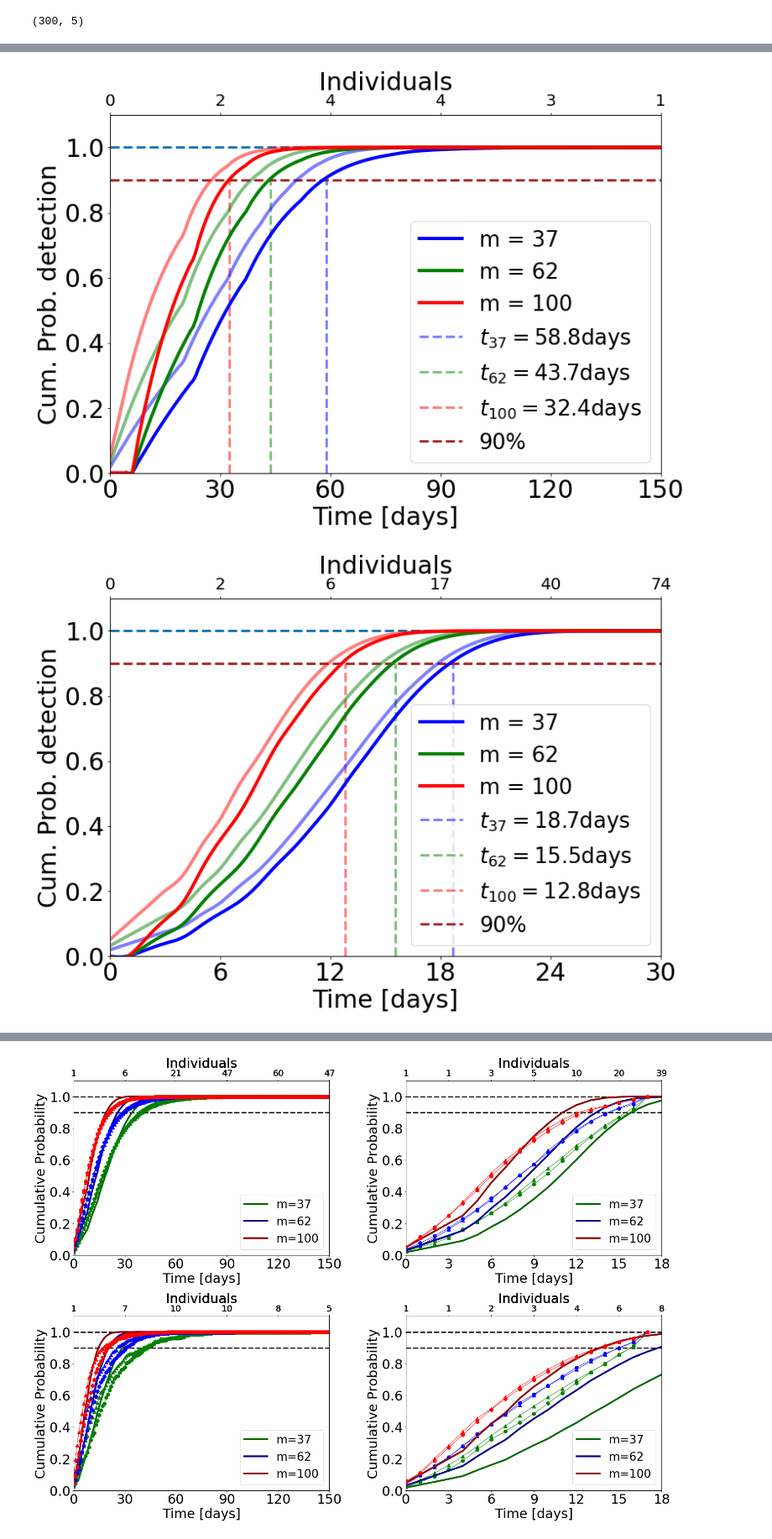
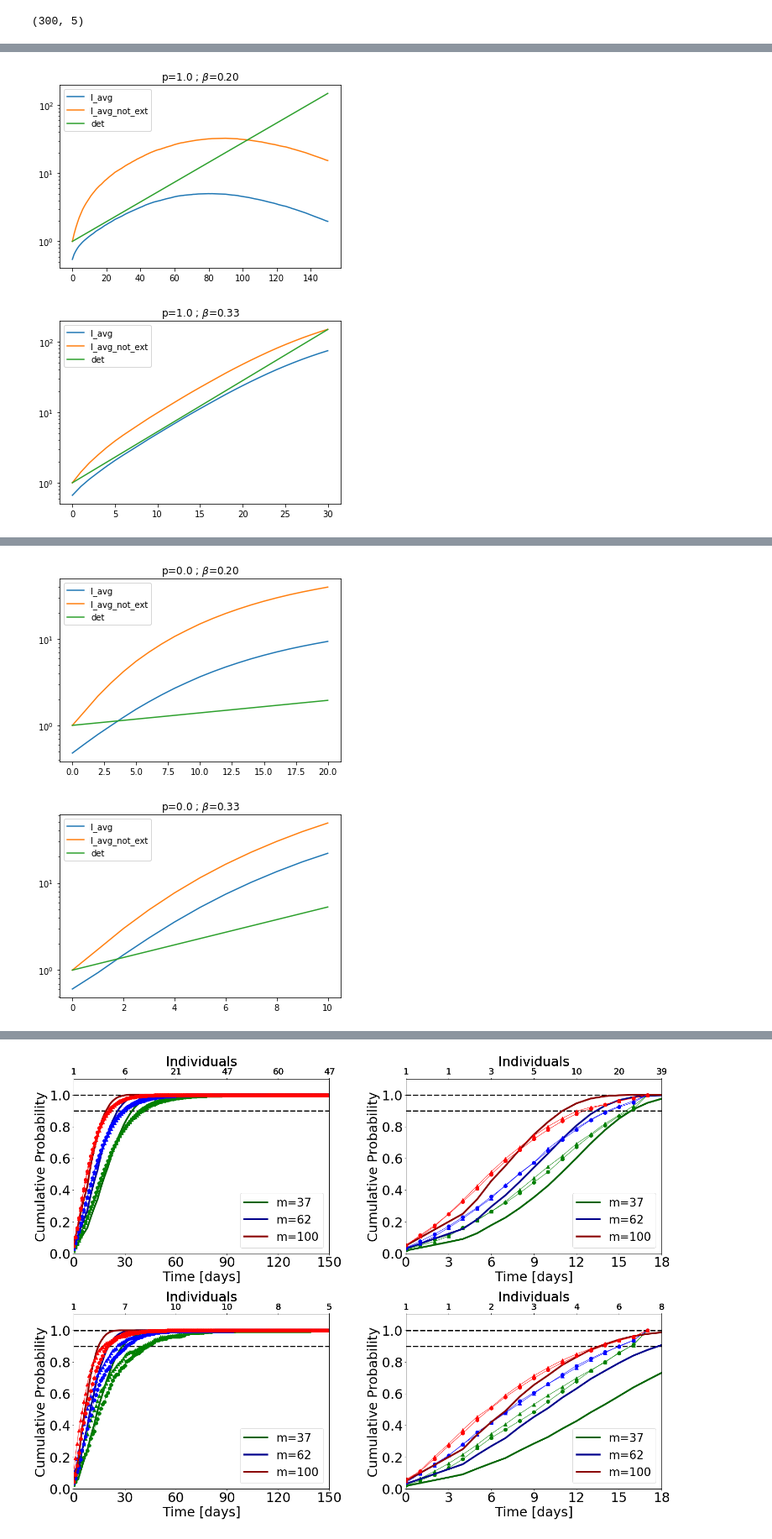
Before and after one commit to betoto008/Epidemiology_2020, a Jupyter notebook: Jupyter_Notebooks/3_Sampling.ipynb, the cells around one changed output, grey strips where cells are left out. Shown at 84% size. Saved outputs shown, nothing was run; the diff lists cells and outputs as text; code cells hidden in the pictures.

Commit message:
working on sampling notebook mac20

```diff
--- a/Jupyter_Notebooks/3_Sampling.ipynb
+++ b/Jupyter_Notebooks/3_Sampling.ipynb
@@ -46,7 +46,7 @@ N = 2000
 print('N:', N)
 gamma = 1/6
 print('Gamma:', gamma)
-sigma = 1000
+sigma = 1/4
 print('Sigma:', sigma)
 graphs = [G1]
 graphs_names = np.array(['barabasi-albert','watts-strogatz'])
@@ -158,20 +158,23 @@ np.shape(data)
 N=2000
 sample_sizes = [int((N/100)*1.875), int((N/100)*3.125), int((N/100)*5.0)]
 # %%
-ps = [1.0]
+ps = [1.0, 0.0]
+
+sigma  = 1000
 sample_sizes = [int((N/100)*1.875), int((N/100)*3.125), int((N/100)*5.0)]
 R0s = np.array([1.2, 2.0, 3.0, 4.5])
 R0s2 = np.array([1.2, 2.0, 3.0, 4.5])
 betas = R0s*gamma
 betas2 = R0s2*gamma
 
-Betas = np.array([R0s2*gamma,R0s*gamma])
+Betas = np.array([R0s*gamma,R0s2*gamma])
 print('Betas:', Betas)
+
 R0_Ns = (R0s2*(meanDegree2-meanDegree))/(meanDegree*(meanDegree+R0s2))
 R0_Es = np.sqrt(1-4*((sigma*gamma-sigma*Betas[0])/(sigma + gamma)**2))
 R0_ENs = (R0_Es*(meanDegree2-meanDegree))/(meanDegree*(meanDegree+R0_Es))
 
-print('R0s:', R0s2)
+print('R0s:', R0s)
 print('R0_Es:',R0_Es)
 print('R0_Ns:',R0_Ns)
 print('R0_ENs:',R0_ENs)
@@ -194,13 +197,20 @@ for p, Ts_total in zip(ps, Ts_Total):
         I_avg = np.mean(I_data , axis = 0)
         I_data2 = [I_data[i,:] for i in np.arange(len(I_data[:,0])) if I_data[i,-1]!=0]
         I_avg_not_ext = np.mean(I_data2 , axis = 0)
-        I_det = np.loadtxt(Text_files_path+'Deterministic/deterministic_R0%.1f_sigma%.1f_N%d.txt'%(beta/gamma,sigma,N))
+        I_det = np.loadtxt(Text_files_path+'Deterministic/deterministic_analytic_R0%.1f_sigma%.1f_p%.1f_N%d.txt'%(beta/gamma,sigma,p,N))
         #for m, color, color2 in zip(sample_sizes, colors, colors2):
-        fig, ax = plt.subplots(figsize=(12,8))
+        fig0, ax0 = plt.subplots(figsize=(6,4))
+        ax0.set_title(r'p=%.1f ; $\beta$=%.2f'%(p, beta))
+        ax0.plot(days, I_avg, label= 'I_avg')
+        ax0.plot(days, I_avg_not_ext, label= 'I_avg_not_ext')
+        ax0.plot(days, I_det[2,:], label= 'det')
+        ax0.set_yscale('log')
+        ax0.legend()
         print(len(days), len(I_avg_not_ext), len(I_det[2,:]))
-        ax = plot_cum_prob_time(T_total, sample_sizes , beta/gamma, sigma, p, N, days , I_avg, I_det[2,:], colors, net_name = graphs_names[0],
-                                folder=Text_files_path+'Sampling/Networks/'+graphs_names[0], external_ax = ax)
-        ax.legend(loc = 4, fontsize = 26)
+        #fig, ax = plt.subplots(figsize=(12,8))
+        #ax = plot_cum_prob_time(T_total, sample_sizes , beta/gamma, sigma, p, N, days , I_avg, I_det[2,:], colors, net_name = graphs_names[0],
+                                #folder=Text_files_path+'Sampling/Networks/'+graphs_names[0], external_ax = ax)
+        #ax.legend(loc = 4, fontsize = 26)
         #fig.savefig('../Figures/Control/Stochastic/Sampling/Networks/'+graphs_names[0]+'/Prob_cum_R0%.1f_sigma%.1f_p%.1f_m%d.pdf'%(beta/gamma, sigma,p,m))
 # %% [output]
 Betas: [[0.2        0.33333333 0.5        0.75      ]
@@ -218,2 +232,2 @@ Times: [[150  30  15   5]
-[figure, old version]
+[figure, new version]
-[figure, old version]
+[figure, new version]
@@ -221,0 +236,2 @@ Times: [[150  30  15   5]
+[figure, added]
+[figure, added]
```
Also changed, not shown: parts of 8 cells of this notebook, 9 other files.
